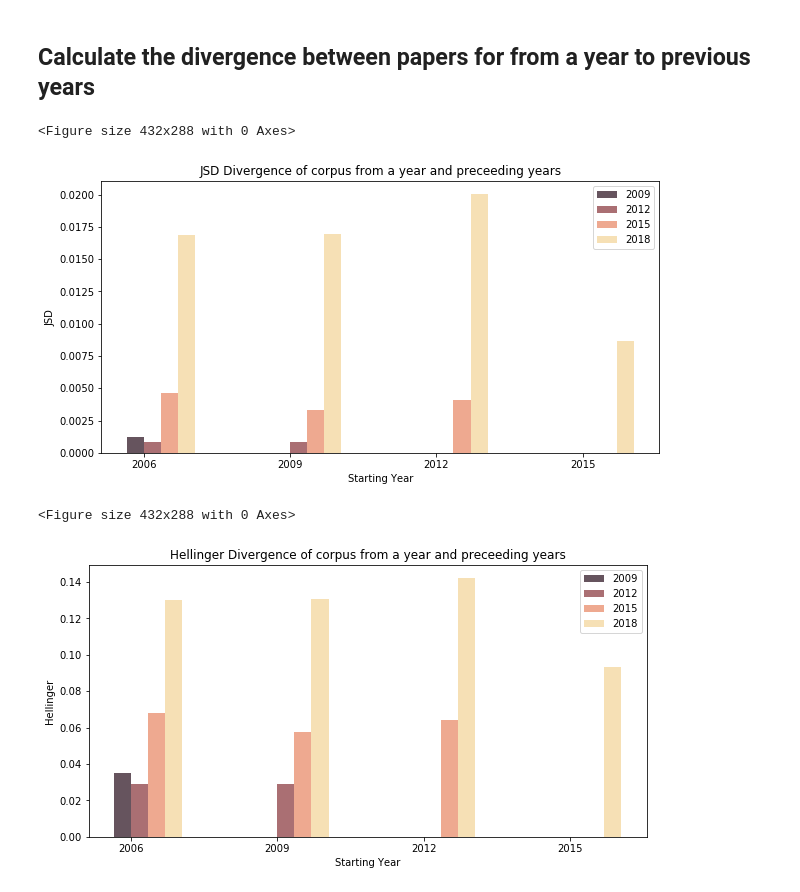
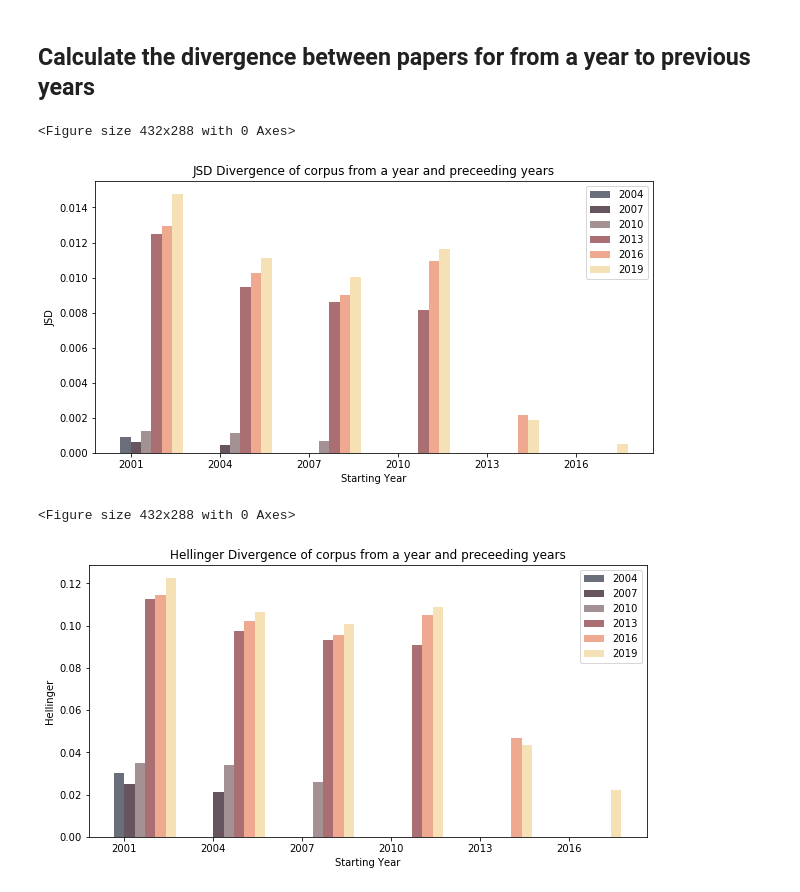
Before and after one commit to iyves/auto-keyphrase-extraction-ru, a Jupyter notebook: src/topic_modeling.ipynb, the cells around one changed output. Drawn from its saved outputs; the diff is of its cells as text; code cells hidden in the pictures.

```diff
--- a/src/topic_modeling.ipynb
+++ b/src/topic_modeling.ipynb
@@ -139,0 +141,20 @@ display(Image(str(Path(input_dir, "no_above-coherence_cv.png"))))
+# %%
+# Note: This will not work through jupyter notebook one Windows due to the multiprocessing
+# module used for calculating Cv Coherence. Run these commands in a python shell.
+
+from pathlib import Path
+from topic_modeling import optimize_no_below, TopicModeler
+
+
+# Parameters
+year_range = range(2000, 2021)
+input_dir = str(Path("../data/").resolve())
+target = str(Path("../data/LDA/no_below").resolve())
+repetitions = 3
+num_topics = 6
+no_above = .75
+candidate_no_below= [i for i in range(1, 11)]
+
+corpus = TopicModeler.load_corpus(year_range, input_dir)
+optimize_no_below(candidate_no_below, corpus, target,
+                  no_above=no_above, repetitions=repetitions, num_topics=num_topics)
@@ -315,13 +930,12 @@ Visualization for topics from 2011:
 # %%
 from gensim.matutils import jensen_shannon, hellinger
 from gensim.models import LdaModel
-from gensim.test.utils import datapath
 from pathlib import Path
 
 import matplotlib.pyplot as plt
 
 
-year_range = range(2006, 2021)
+year_range = range(2000, 2021)
 model_dir = str(Path("../data/LDA/final").resolve())
 input_dir = str(Path("../data/preprocessed").resolve())
 target = str(Path("../data/LDA/final").resolve())
@@ -340,7 +954,11 @@ for year in year_range:
     with open(input_file, "rb") as file:
         cur_corpus = pickle.load(file)
     cur_corpus = [token for sentence in cur_corpus for token in sentence]
-    distributions.append(lda_model[lda_model.id2word.doc2bow(cur_corpus)])
+
+    dist = [(t, 0) for t in range(1, num_topics+1)]
+    for t, p in lda_model[lda_model.id2word.doc2bow(cur_corpus)]:
+        dist[t] = (t, p)
+    distributions.append(dist)
 
 # Divergence (year, previous year)
 for i in range(1, len(year_range)):
@@ -352,7 +970,7 @@ width = 0.01
 xlocs = [i for i in year_range[1:]]
 
 plt.clf()
-plt.figure(figsize=(10,5))
+plt.figure(figsize=(13,5))
 plt.title("JSD Divergence of topics (year, previous year)")
 plt.xlabel("Year")
 plt.ylabel("JSD")
@@ -369,7 +987,7 @@ plt.show()
 
 # Hellinger divergence
 plt.clf()
-plt.figure(figsize=(10,5))
+plt.figure(figsize=(13,5))
 plt.title("Hellinger Divergence of topics (year, previous year)")
 plt.xlabel("Year")
 plt.ylabel("Hellinger")
@@ -393,14 +1011,13 @@ plt.show()
 # %%
 from gensim.matutils import jensen_shannon, hellinger
 from gensim.models import LdaModel
-from gensim.test.utils import datapath
 from pathlib import Path
 
 import matplotlib.pyplot as plt
 import random
 
 
-year_range = range(2006, 2021, 3)
+year_range = range(2001, 2021, 3)
 model_dir = str(Path("../data/LDA/final").resolve())
 input_dir = str(Path("../data/preprocessed").resolve())
 target = str(Path("../data/LDA/final").resolve())
@@ -410,7 +1027,7 @@ if not os.path.exists(target):
 
 lda_model = LdaModel.load(str(Path(model_dir, "all.gensim")))
 distributions = []
-colors = [(102,84,94), (170,111,115), (238,169,144), (246,224,181)]
+colors = [(106,110,122), (102,84,94), (163,145,147), (170,111,115), (238,169,144), (246,224,181)]
 colors = [(r/255,g/255,b/255) for (r,g,b) in colors]
 divergence_hellinger = []
 divergence_jsd = []
@@ -421,7 +1038,11 @@ for year in year_range:
     with open(input_file, "rb") as file:
         cur_corpus = pickle.load(file)
     cur_corpus = [token for sentence in cur_corpus for token in sentence]
-    distributions.append(lda_model[lda_model.id2word.doc2bow(cur_corpus)])
+
+    dist = [(t, 0) for t in range(1, num_topics+1)]
+    for t, p in lda_model[lda_model.id2word.doc2bow(cur_corpus)]:
+        dist[t] = (t, p)
+    distributions.append(dist)
 
 # Divergence (year, previous year)
 for i in range(0, len(year_range)-1):
@@ -451,32 +1072,32 @@ for i in range(0, len(year_range)-1):
     vals = [div[i] for div in divergence_jsd]
     plt.bar([year + width*i for year in year_range[:-1]], vals, width, label=str(year_range[i+1]),
             color = colors[i])
 
 plt.xticks([year + width/2 for year in year_range[:-1]], year_range[:-1])
 plt.legend(loc="best")
 plt.savefig(Path(target, "jsd_preceeding_years.png"))
 plt.show()
 
 # Print the hellinger for a year and preceeding years
 plt.clf()
 plt.figure(figsize=(10,5))
 plt.title("Hellinger Divergence of corpus from a year and preceeding years")
 plt.xlabel("Starting Year")
 plt.ylabel("Hellinger")
 
 width = 0.35
 xlocs = [i for i in year_range[:-1]]
 for i in range(0, len(year_range)-1):
     vals = [div[i] for div in divergence_hellinger]
     plt.bar([year + width*i for year in year_range[:-1]], vals, width, label=str(year_range[i+1]),
             color = colors[i])
 
 plt.xticks([year + width/2 for year in year_range[:-1]], year_range[:-1])
 plt.legend(loc="best")
 plt.savefig(Path(target, "hellinger_preceeding_years.png"))
 plt.show()
 # %% [output]
 <Figure size 432x288 with 0 Axes>
-[figure, old version]
+[figure, new version]
 <Figure size 432x288 with 0 Axes>
-[figure, old version]
+[figure, new version]
```
Also changed, not shown: parts of 21 cells of this notebook, 43 other files.
